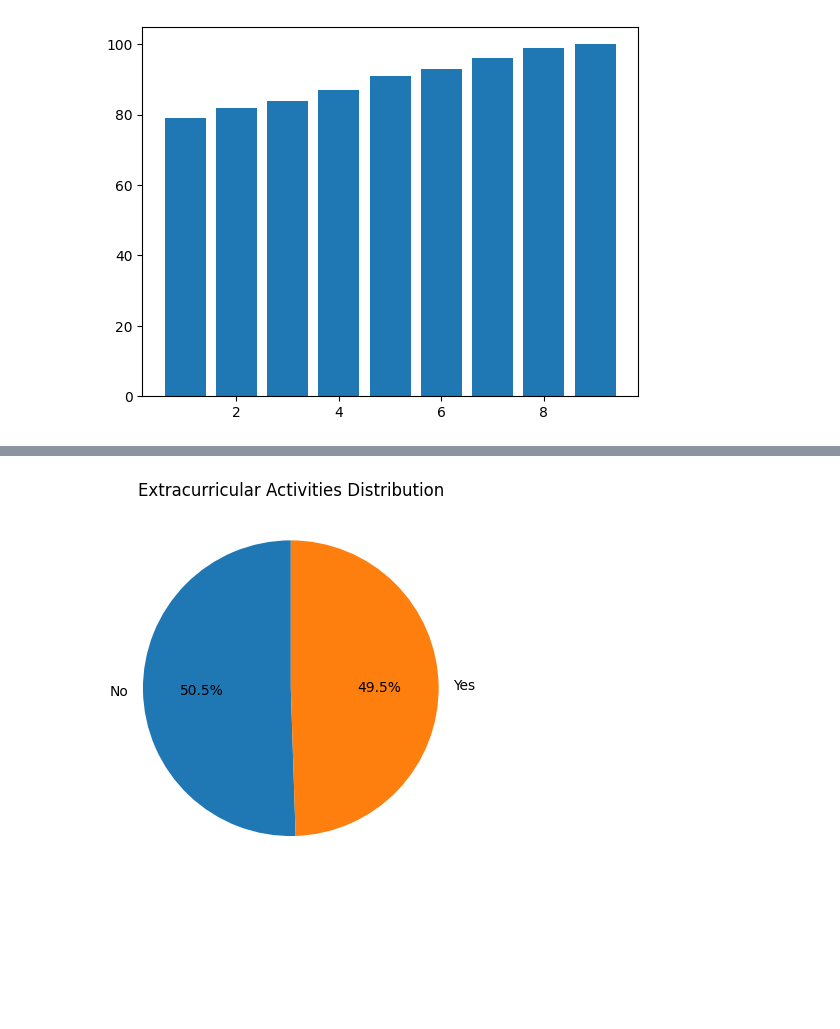
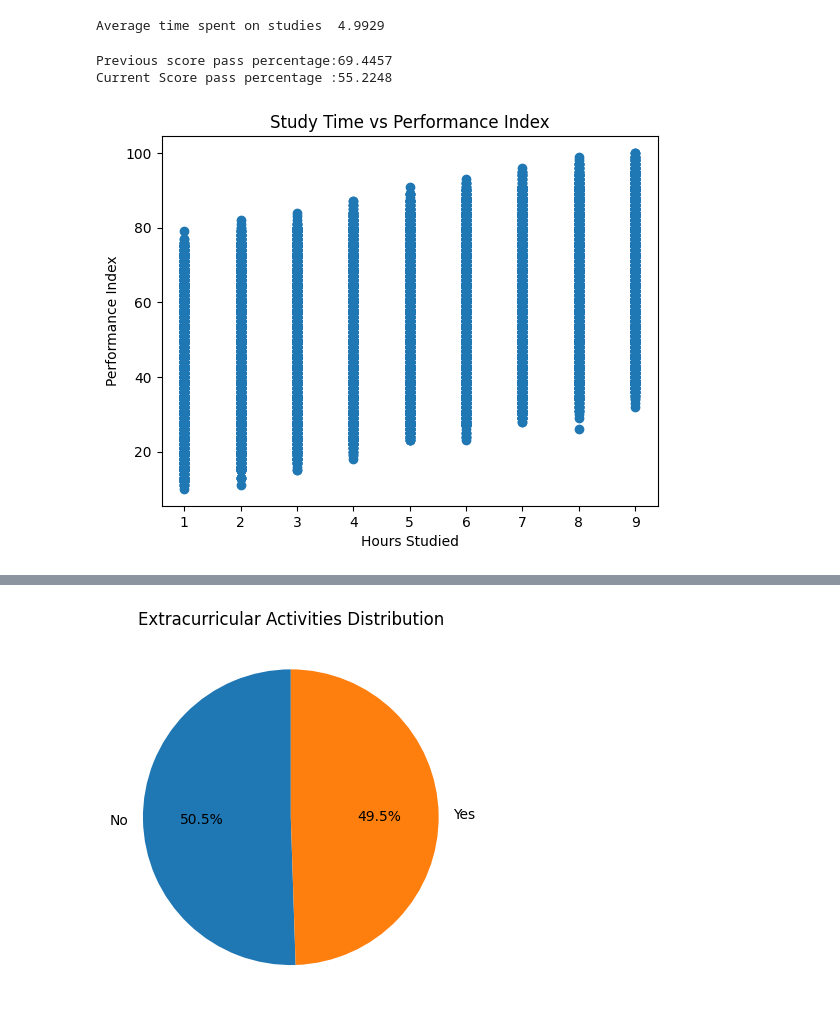
Before and after one commit to Tejeswar23/Daily-task, a Jupyter notebook: 13-1-2026/task2.ipynb, the cells around one changed output, grey strips where cells are left out. Saved outputs shown, nothing was run; the diff lists cells and outputs as text; code cells hidden in the pictures; blank space fills up the shorter version.

```diff
--- a/13-1-2026/task2.ipynb
+++ b/13-1-2026/task2.ipynb
@@ -28,9 +39,27 @@ max                            9.000000         100.000000
+# %%
+# Average time spent on studies.
+avg_time = df['Hours Studied'].mean()
+print("Average time spent on studies ",avg_time)
+# %% [output]
+Average time spent on studies  4.9929
+# %%
+# Previous Score percentage and Current Score percentage.
+prev_score = df['Previous Scores'].mean()
+print(f"Previous score pass percentage:{prev_score}")
+curr_score = df['Performance Index'].mean()
+print(f"Current Score pass percentage :{curr_score}")
+# %% [output]
+Previous score pass percentage:69.4457
+Current Score pass percentage :55.2248
 # %%
-# hours studied vs performance Index by using bar graph
+# More study time increase performance index.
 x = df['Hours Studied']
 y = df['Performance Index']
-plt.bar(x,y)
+plt.scatter(x,y)
+plt.xlabel("Hours Studied")
+plt.ylabel("Performance Index")
+plt.title("Study Time vs Performance Index")
 plt.show()
 # %% [output]
-[figure, old version]
+[figure, new version]
 # %%
```
Also changed, not shown: parts of 8 cells of this notebook.
